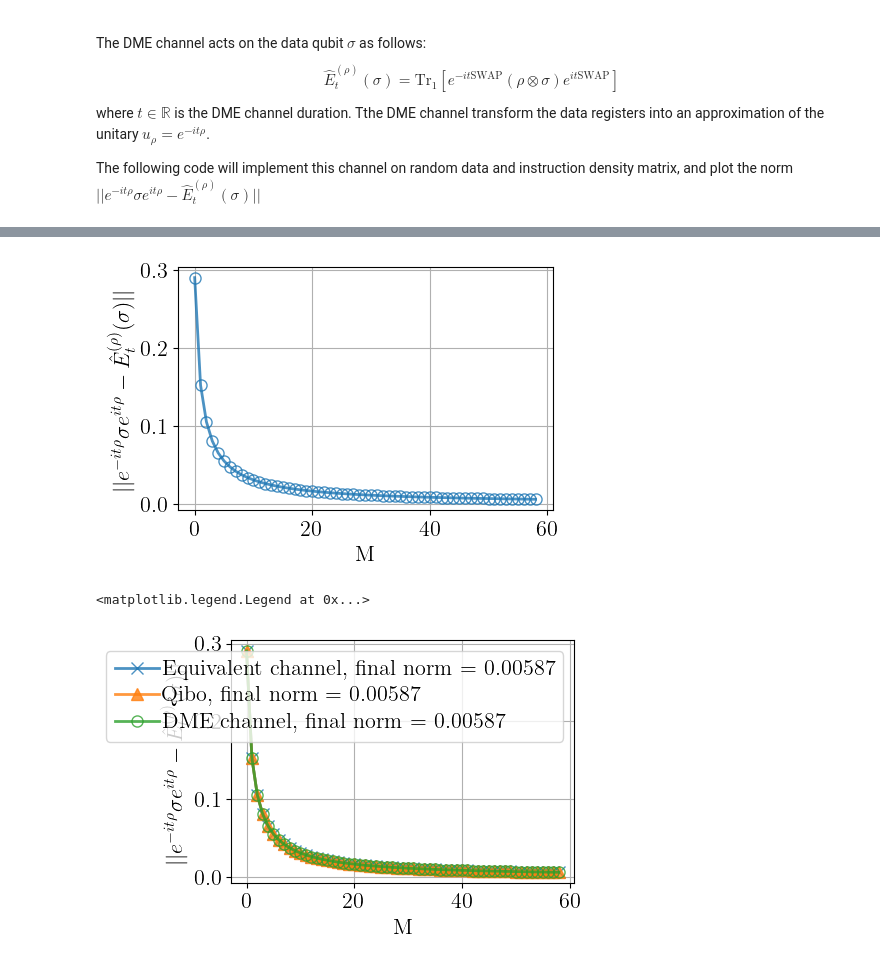
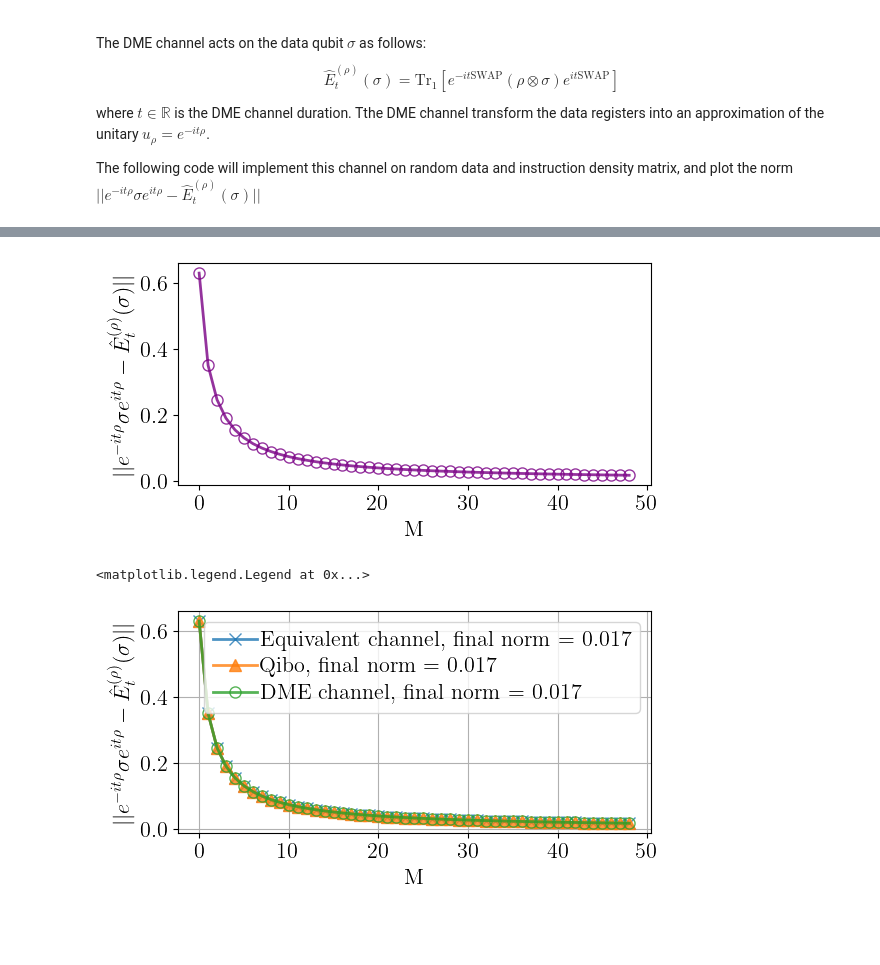
Before and after one commit to khanhuyengiang/dbac, a Jupyter notebook: jupyter_notebooks/dme_notebook.ipynb, the cells around one changed output, grey strips where cells are left out. Drawn from its saved outputs; the diff is of its cells as text; code cells hidden in the pictures; blank space fills up the shorter version.

Commit message:
plots: better plot for db-qite results

```diff
--- a/jupyter_notebooks/dme_notebook.ipynb
+++ b/jupyter_notebooks/dme_notebook.ipynb
@@ -26,7 +26,7 @@ plt.rcParams['legend.handletextpad']= .1
 plt.rcParams['text.usetex'] = True
 plt.rcParams['font.family'] = "serif"
 plt.rcParams['font.serif'] = "cm"
-plt.rcParams["figure.figsize"] = [5, 3.50]
+plt.rcParams["figure.figsize"] = [6, 3.25]
 plt.rcParams["figure.autolayout"] = True
 
 # Import dme functions from the 'function' folder
@@ -34,7 +34,7 @@ from functions.dme import *
 # %%
 # Create random data and instruction state
 t = 1
-muq = 60
+muq = 50
 
 psi0 = np.random.rand(2) + 1j * np.random.rand(2)
 psi0 /= np.linalg.norm(psi0)
@@ -95,14 +95,14 @@ norm_channel_equivalent = [np.linalg.norm(expected_state-state) for state in rho
 norm_qibo = [np.linalg.norm(expected_state-state) for state in rho_list_qibo]
 # %%
 # Here the DME channel as given in equation (1) is plotted.
-plt.plot(norm_dme,marker='o',markerfacecolor='none',alpha=0.8)
+plt.plot(norm_dme,marker='o',markerfacecolor='none',alpha=0.8,color='#7a0085')
 plt.xlabel('M')
 plt.ylabel(r'$|| e^{-it\rho}\sigma e^{it\rho} - \hat{E}_t^{(\rho)}(\sigma) ||$')
-plt.grid()
+#plt.grid()
 plt.tight_layout()
 plt.savefig(f'plots/DME_norm.pdf')
 # %% [output]
-[figure, old version]
+[figure, new version]
 # %%
 # To plot other channels calculated above, un-comment the following lines
 # (if they are currently commented)
@@ -115,4 +115,4 @@ plt.grid()
 plt.legend()
 # %% [output]
 <matplotlib.legend.Legend at 0x...>
-[figure, old version]
+[figure, new version]
```
Also changed, not shown: parts of 2 cells of this notebook, 10 other files.
